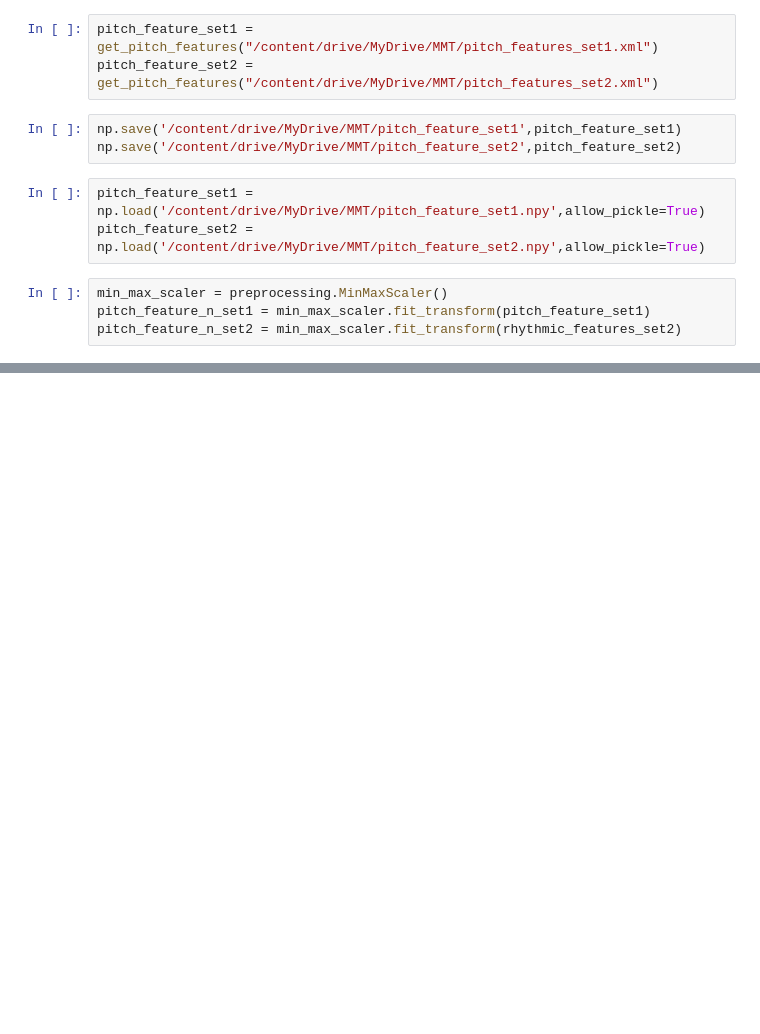
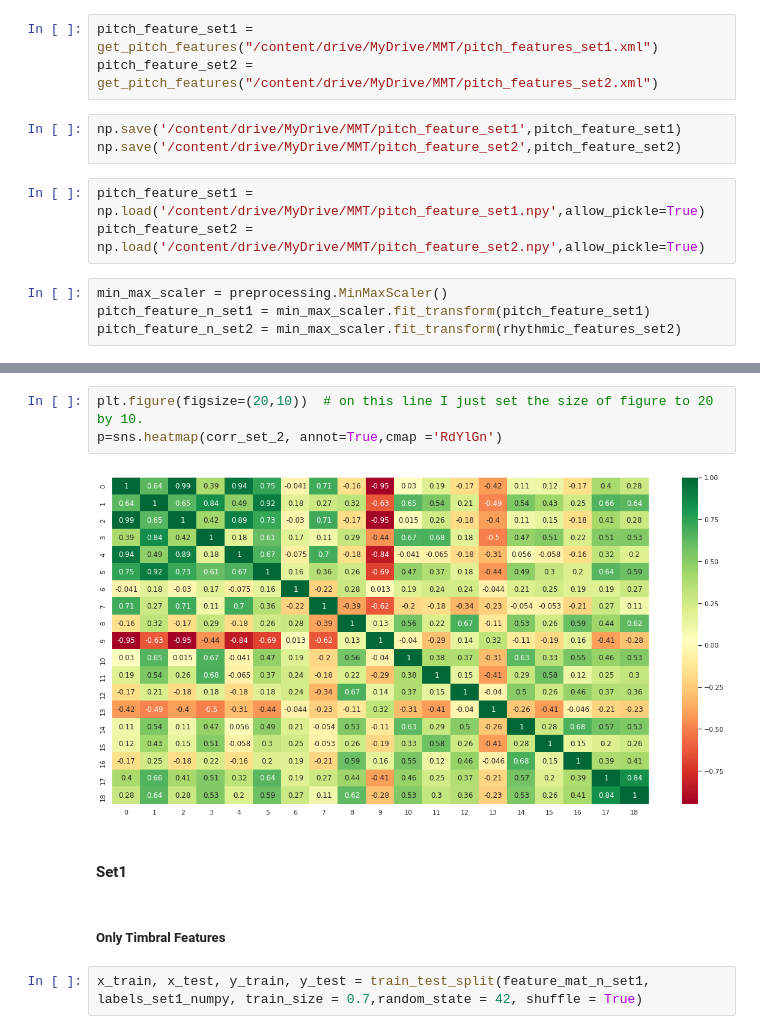
Before and after one commit to D-Mahajan/Music-Genre-Classification, a Jupyter notebook: MMT_genre_classification.ipynb, the cells around one changed output, grey strips where cells are left out. Saved outputs shown, nothing was run; the diff lists cells and outputs as text; blank space fills up the shorter version.

```diff
--- a/MMT_genre_classification.ipynb
+++ b/MMT_genre_classification.ipynb
@@ -292,0 +326,11 @@ pitch_feature_n_set2 = min_max_scaler.fit_transform(rhythmic_features_set2)
+# %%
+plt.figure(figsize=(20,10))  # on this line I just set the size of figure to 20 by 10.
+p=sns.heatmap(corr_set_2, annot=True,cmap ='RdYlGn')
+# %% [output]
+[figure, added]
+# %% [markdown]
+#### Set1
+# %% [markdown]
+##### Only Timbral Features
+# %%
+x_train, x_test, y_train, y_test = train_test_split(feature_mat_n_set1, labels_set1_numpy, train_size = 0.7,random_state = 42, shuffle = True)
```
Also changed, not shown: parts of 175 cells of this notebook.
